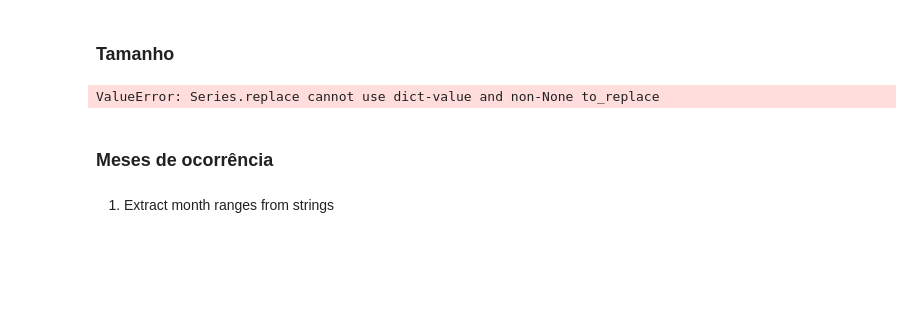
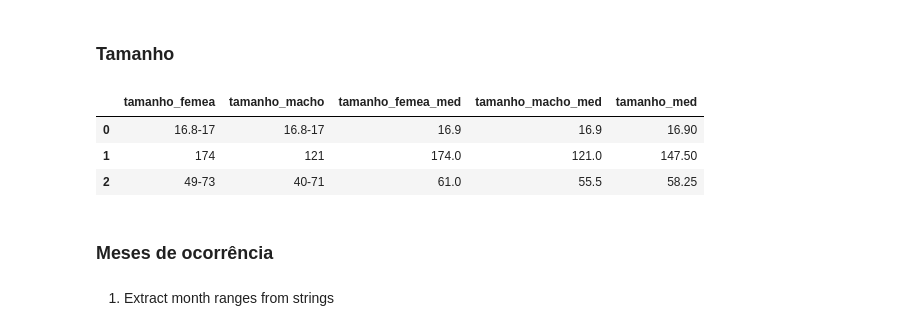
Before and after one commit to pedrosiracusa/guia_anuros_chapada, a Jupyter notebook: build/notebooks/clean_species_datasheet.ipynb, the cells around one changed output. Saved outputs shown, nothing was run; the diff lists cells and outputs as text; code cells hidden in the pictures; blank space fills up the shorter version.

```diff
--- a/build/notebooks/clean_species_datasheet.ipynb
+++ b/build/notebooks/clean_species_datasheet.ipynb
@@ -218,3 +220,0 @@ df['tamanho_macho'] = df['Tamanho medio (mm) - macho'].apply(lambda x: re.findal
-# %%
-df['tamanho_femea_med'] = df['tamanho_femea'].apply( lambda l: sum([float(i) for i in l])/len(l) if len(l)>0 else None )
-df['tamanho_macho_med'] = df['tamanho_macho'].apply( lambda l: sum([float(i) for i in l])/len(l) if len(l)>0 else None )
@@ -231,14 +221,21 @@ df['tamanho_macho_med'] = df['tamanho_macho'].apply( lambda l: sum([float(i) for
-# %%
-df.drop('tamanho_femea', axis=1, inplace=True)
-df.drop('tamanho_macho', axis=1, inplace=True)
-df.drop('Tamanho medio (mm) - fêmea', axis=1, inplace=True)
-df.drop('Tamanho medio (mm) - macho', axis=1, inplace=True)
-# %%
-df['tamanho_macho_med'].replace(np.NaN, df['tamanho_femea_med'], inplace=True)
-df['tamanho_femea_med'].replace(np.NaN, df['tamanho_macho_med'], inplace=True)
-df['tamanho_med'] = df[['tamanho_macho_med','tamanho_femea_med']].mean(axis=1)
-# %% [output]
-ValueError: Series.replace cannot use dict-value and non-None to_replace
+# %%
+def calculaTamanhoMedio(strTamanho):
+    # Recebe valores em string como '2.3-1.2'
+    if type(strTamanho)!=str:
+        return None
+    listaMedidas = [ float(medida.strip().replace(',','.')) for medida in re.findall('([0-9/.,]+)',strTamanho) ]
+    return sum(listaMedidas)/len(listaMedidas)
+
+df['tamanho_femea_med'] = df['tamanho_femea'].apply(calculaTamanhoMedio)
+df['tamanho_macho_med'] = df['tamanho_macho'].apply(calculaTamanhoMedio)
+df['tamanho_med'] = (df['tamanho_macho_med']+df['tamanho_femea_med'])/2
+# %%
+df[['tamanho_femea','tamanho_macho','tamanho_femea_med','tamanho_macho_med','tamanho_med']].head(3)
+# %% [output]
+|  | tamanho_femea | tamanho_macho | tamanho_femea_med | tamanho_macho_med | tamanho_med |
+| 0 | 16.8-17 | 16.8-17 | 16.9 | 16.9 | 16.90 |
+| 1 | 174 | 121 | 174.0 | 121.0 | 147.50 |
+| 2 | 49-73 | 40-71 | 61.0 | 55.5 | 58.25 |
 # %% [markdown]
 ### Meses de ocorrência
 # %% [markdown]
```
Also changed, not shown: parts of 59 cells of this notebook, 12 other files.
